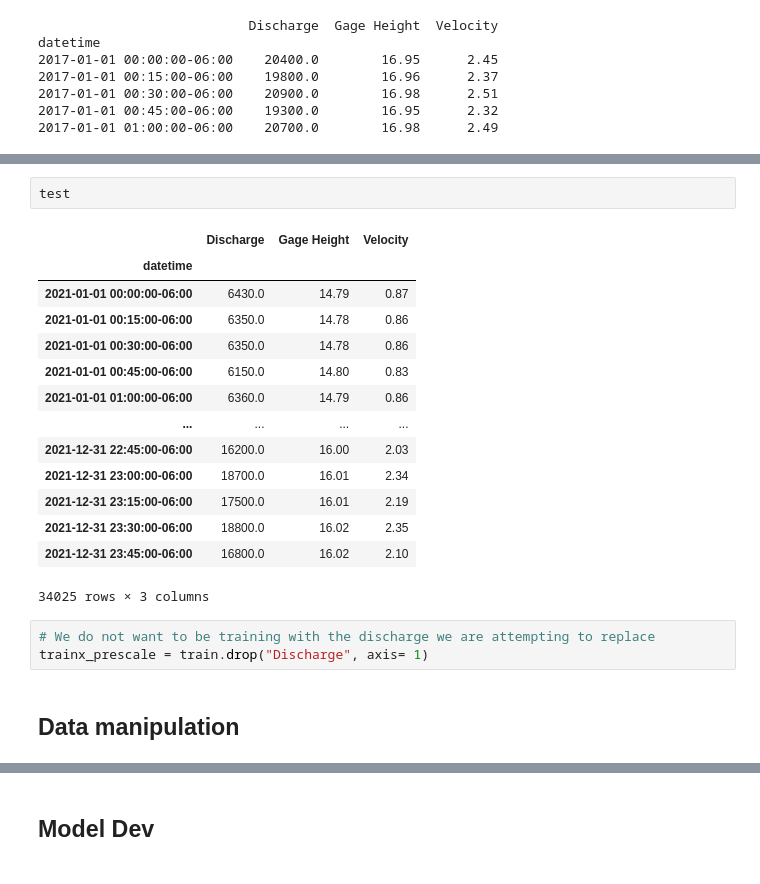
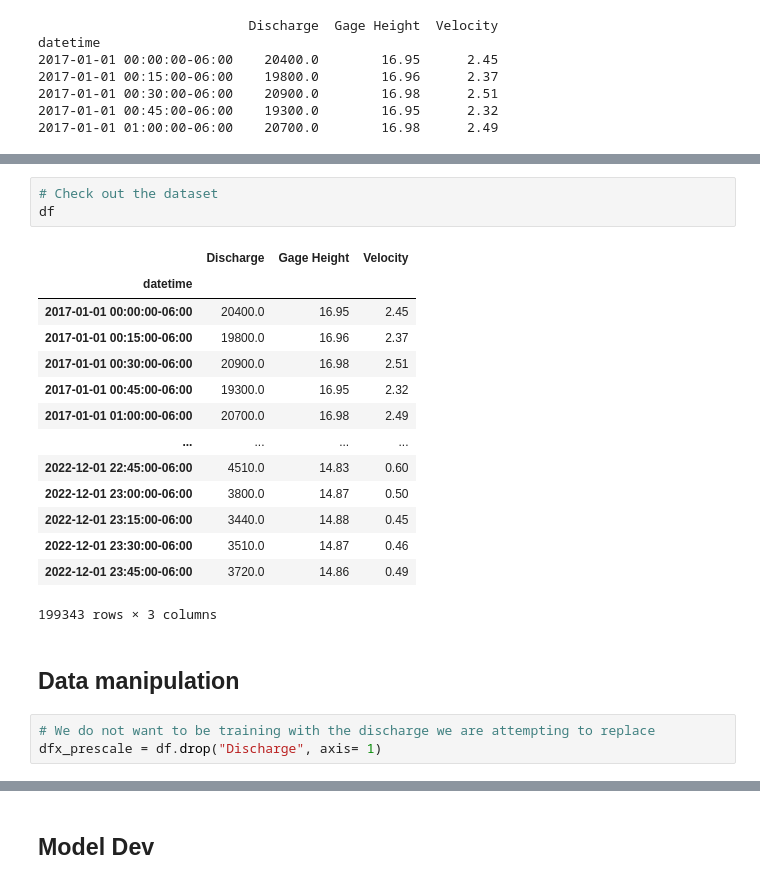
Before and after one commit to mikafur32/Hysterisis-ML-Modeling, a Jupyter notebook: LSTM Lag V2.ipynb, the cells around one changed output, grey strips where cells are left out. Saved outputs shown, nothing was run; the diff lists cells and outputs as text.

```diff
--- a/LSTM Lag V2.ipynb
+++ b/LSTM Lag V2.ipynb
@@ -65,24 +58,25 @@ test = df['2021':'2022'] # Year of 2021
-# %%
-test
-# %% [output]
-|  | Discharge | Gage Height | Velocity |
-| datetime |  |  |  |
-| 2021-01-01 00:00:00-06:00 | 6430.0 | 14.79 | 0.87 |
-| 2021-01-01 00:15:00-06:00 | 6350.0 | 14.78 | 0.86 |
-| 2021-01-01 00:30:00-06:00 | 6350.0 | 14.78 | 0.86 |
-| 2021-01-01 00:45:00-06:00 | 6150.0 | 14.80 | 0.83 |
-| 2021-01-01 01:00:00-06:00 | 6360.0 | 14.79 | 0.86 |
-| ... | ... | ... | ... |
-| 2021-12-31 22:45:00-06:00 | 16200.0 | 16.00 | 2.03 |
-| 2021-12-31 23:00:00-06:00 | 18700.0 | 16.01 | 2.34 |
-| 2021-12-31 23:15:00-06:00 | 17500.0 | 16.01 | 2.19 |
-| 2021-12-31 23:30:00-06:00 | 18800.0 | 16.02 | 2.35 |
-| 2021-12-31 23:45:00-06:00 | 16800.0 | 16.02 | 2.10 |
-34025 rows × 3 columns
-# %%
-# We do not want to be training with the discharge we are attempting to replace
-trainx_prescale = train.drop("Discharge", axis= 1)
+# %%
+# Check out the dataset
+df
+# %% [output]
+|  | Discharge | Gage Height | Velocity |
+| datetime |  |  |  |
+| 2017-01-01 00:00:00-06:00 | 20400.0 | 16.95 | 2.45 |
+| 2017-01-01 00:15:00-06:00 | 19800.0 | 16.96 | 2.37 |
+| 2017-01-01 00:30:00-06:00 | 20900.0 | 16.98 | 2.51 |
+| 2017-01-01 00:45:00-06:00 | 19300.0 | 16.95 | 2.32 |
+| 2017-01-01 01:00:00-06:00 | 20700.0 | 16.98 | 2.49 |
+| ... | ... | ... | ... |
+| 2022-12-01 22:45:00-06:00 | 4510.0 | 14.83 | 0.60 |
+| 2022-12-01 23:00:00-06:00 | 3800.0 | 14.87 | 0.50 |
+| 2022-12-01 23:15:00-06:00 | 3440.0 | 14.88 | 0.45 |
+| 2022-12-01 23:30:00-06:00 | 3510.0 | 14.87 | 0.46 |
+| 2022-12-01 23:45:00-06:00 | 3720.0 | 14.86 | 0.49 |
+199343 rows × 3 columns
 # %% [markdown]
 ## Data manipulation
+# %%
+# We do not want to be training with the discharge we are attempting to replace
+dfx_prescale = df.drop("Discharge", axis= 1)
 # %%
 # LSTM uses sigmoid and tanh that are sensitive to magnitude so values need to be normalized
```
Also changed, not shown: parts of 12 cells of this notebook.
